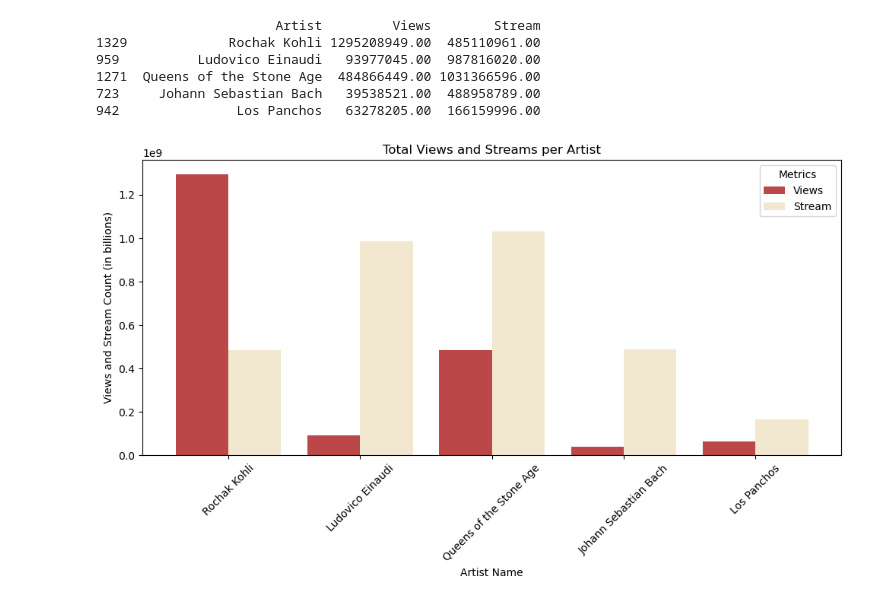
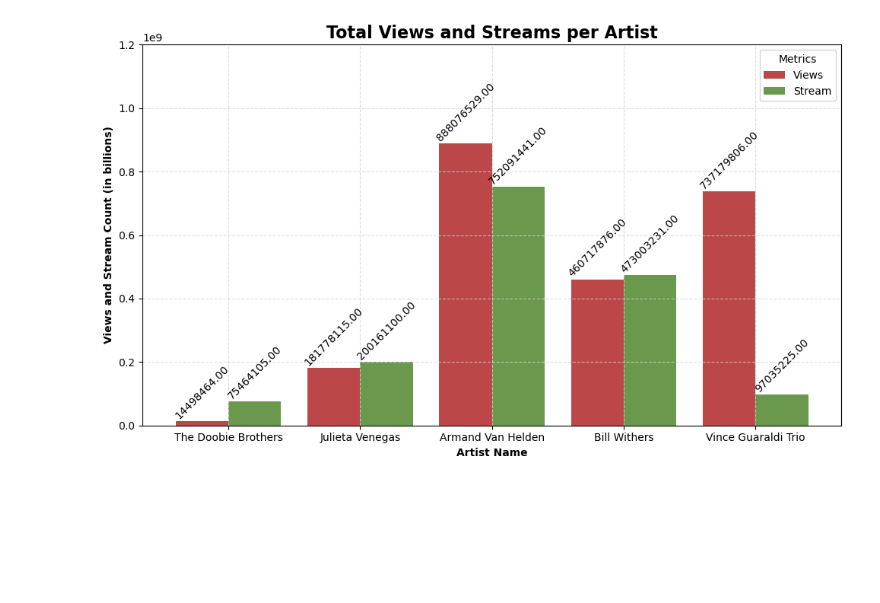
Before and after one commit to silvertimmy26/project1-group4, a Jupyter notebook: chase_work/question_4_CJM.ipynb, the cells around one changed output. Drawn from its saved outputs; the diff is of its cells as text; code cells hidden in the pictures; blank space fills up the shorter version.

```diff
--- a/chase_work/question_4_CJM.ipynb
+++ b/chase_work/question_4_CJM.ipynb
@@ -131,24 +56,15 @@ memory usage: 1.5+ MB
 
 # Second, I
 # %%
-# create svv_org_1 df to aggregate the artists in str
+# create org_1 df to aggregate the artists in str
 
-svv_org_1 = df2.groupby('Artist').agg({
+org_1 = df2.groupby('Artist').agg({
     'Views': 'sum',
     'Stream': 'sum'
 }).reset_index()
 
 # Ensure 'Views' and 'Stream' columns are numeric
-svv_org_1['Views'] = pd.to_numeric(df2['Views'], errors='coerce')
-svv_org_1['Stream'] = pd.to_numeric(df2['Stream'], errors='coerce')
+org_1['Views'] = pd.to_numeric(df2['Views'], errors='coerce')
+org_1['Stream'] = pd.to_numeric(df2['Stream'], errors='coerce')
 
-# Now perform the groupby and aggregation
-svv_org_1 = df2.groupby('Artist').agg({
-    'Views': 'sum',
-    'Stream': 'sum'
-}).reset_index()
-
-# Set display option to show floats in non-scientific notation
-pd.set_option('display.float_format', '{:.2f}'.format)
-
-svv_org_1
+org_1 = org_1.dropna(how="any")
@@ -268,35 +71,45 @@ plt.show()
 # %%
-# Get a random sample of 5 artists from the svv_org_1 DataFrame
-random_sample_artists = svv_org_1.sample(n=5, random_state=1)
-
-# Display the random sample
-print(random_sample_artists)
-
-# Get a random sample of 5 artists from the svv_org_1 DataFrame
-random_sample_artists = svv_org_1.sample(n=5, random_state=1)  # random_state for reproducibility
+# Get a random sample of 10 artists from the org_1 DataFrame
+random_sample_artists = org_1.sample(n=5, random_state=1)  # random_state for reproducibility
 
 # Set the index to 'Artist' for plotting
 random_sample_artists.set_index('Artist', inplace=True)
 
+# Convert columns to numeric if necessary
+random_sample_artists['Views'] = pd.to_numeric(random_sample_artists['Views'], errors='coerce')
+random_sample_artists['Stream'] = pd.to_numeric(random_sample_artists['Stream'], errors='coerce')
+
+# Check the data types again after conversion
+random_sample_artists.describe()
+
+# Select only numeric columns for plotting
+random_sample_artists_numeric = random_sample_artists[["Views", "Stream"]]
+
 # Plotting
-ax = random_sample_artists.plot(kind='bar', figsize=(10, 6), width=0.8)
+ax = random_sample_artists_numeric.plot(kind='bar', figsize=(10, 6), width=0.8, color=['#BC4749','#6A994E'])
 
 # Set display format for the y-axis to non-scientific notation
 for label in ax.get_yticklabels():
-    label.set_text('{:.2f}'.format(float(label.get_text())))
+    try:
+        label_text = label.get_text().replace('−', '-')
+        label.set_text('{:.2f}'.format(float(label_text)))
+    except ValueError:
+        pass
 
-plt.title('Total Views and Streams per Artist')
-plt.xlabel("Artist Name")
-plt.ylabel("Views and Stream Count (in billions)")
-plt.xticks(rotation=45)
+# Display values at the top of each bar
+for p in ax.patches:
+    ax.annotate(f'{p.get_height():.2f}',
+                (p.get_x() + p.get_width() / 2., p.get_height()),
+                ha='center', va='bottom', rotation=45)
+
+plt.title('Total Views and Streams per Artist', fontsize=16, fontweight="bold")
+plt.xlabel("Artist Name", fontweight="bold")
+plt.ylabel("Views and Stream Count (in billions)",fontweight="bold")
+plt.grid(linestyle="--", color="lightgrey", alpha=0.75)
+plt.xticks(rotation=0)
+plt.ylim(0,12e8)
 plt.legend(title='Metrics')
 plt.tight_layout()
 plt.show()
 # %% [output]
-                       Artist         Views        Stream
-1329             Rochak Kohli 1295208949.00  485110961.00
-959          Ludovico Einaudi   93977045.00  987816020.00
-1271  Queens of the Stone Age  484866449.00 1031366596.00
-723     Johann Sebastian Bach   39538521.00  488958789.00
-942               Los Panchos   63278205.00  166159996.00
-[figure, old version]
+[figure, new version]
```
Also changed, not shown: parts of 25 cells of this notebook.
